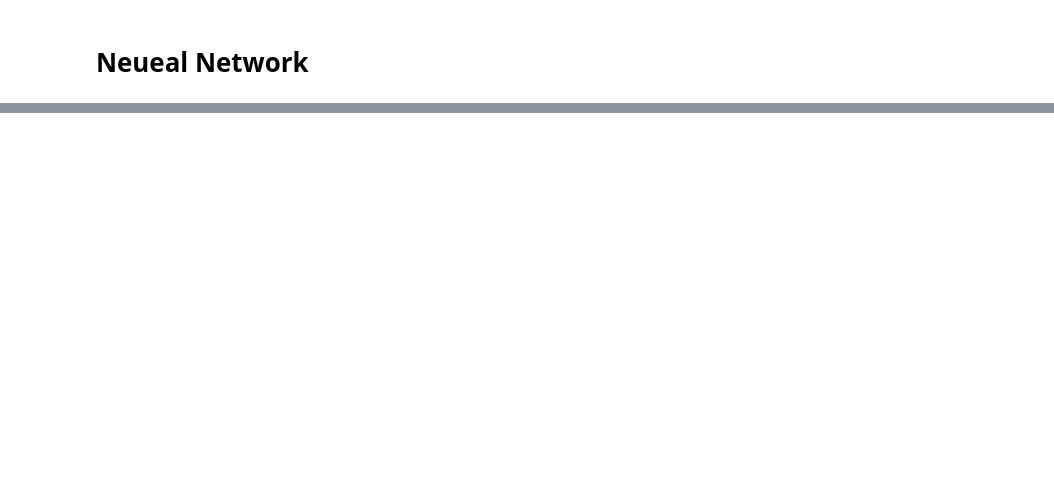
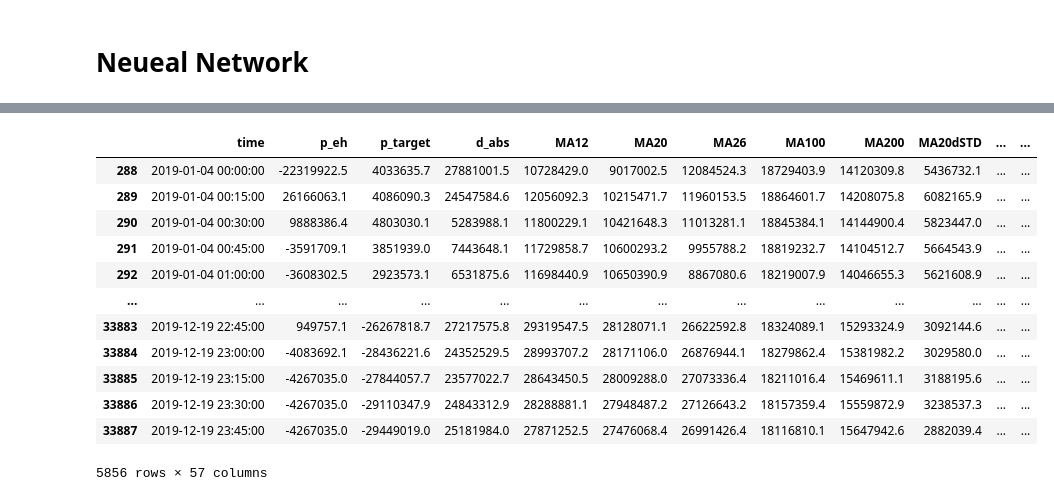
Before and after one commit to ghiathnj/impacket, a Jupyter notebook: 21_10_22.ipynb, the cells around one changed output, grey strips where cells are left out. Cells and saved outputs as stored; diff of their text form; code cells hidden in the pictures; blank space fills up the shorter version.

```diff
--- a/21_10_22.ipynb
+++ b/21_10_22.ipynb
@@ -207,0 +262,7 @@ Array_for_Seasons=df_train.Seasons.unique()
+# %%
+'''features=df_train.columns.drop(['time'])
+for i in features:
+    sns.lmplot(x=i, y="d_abs", data=df_train,line_kws={'color': 'red'})
+    text="Relation between Points and " + i
+    plt.title(text)
+    plt.show()'''
@@ -310,0 +411,30 @@ Name: relative_error, dtype: float64
+# %%
+from operator import index
+result = pd.DataFrame()
+result['y_test'] = y_test
+result['y_preds'] = y_preds
+result['Absolute error'] = abs(y_test-y_preds)
+#####result['Relative_error'] = (result['Absolute error']*100)/result['y_test']
+result['MSE']  = (result['y_preds'] - result['y_test'])**2
+result['RMSE']= np.sqrt(result['MSE'])
+result['MPE'] = ((result['y_test'] - result['y_preds'])/result['y_test'])*100
+result['MAPE'] = (np.abs((result['y_test'] - result['y_preds'])/result['y_test'] ))*100
+#result['MER'] = (sum(result['Absolute error']/ np.mean(result['y_test'])))*100/len(result)
+#mean pro tag
+merged=df_for_testing
+merged=merged.merge(result[['y_test','y_preds','Absolute error','MSE','RMSE','MPE','MAPE']],how='left',left_index=True,right_index=True)
+merged
+# %% [output]
+|  | time | p_eh | p_target | d_abs | MA12 | MA20 | MA26 | MA100 | MA200 | MA20dSTD | ... | ... |
+| 288 | 2019-01-04 00:00:00 | -22319922.5 | 4033635.7 | 27881001.5 | 10728429.0 | 9017002.5 | 12084524.3 | 18729403.9 | 14120309.8 | 5436732.1 | ... | ... |
+| 289 | 2019-01-04 00:15:00 | 26166063.1 | 4086090.3 | 24547584.6 | 12056092.3 | 10215471.7 | 11960153.5 | 18864601.7 | 14208075.8 | 6082165.9 | ... | ... |
+| 290 | 2019-01-04 00:30:00 | 9888386.4 | 4803030.1 | 5283988.1 | 11800229.1 | 10421648.3 | 11013281.1 | 18845384.1 | 14144900.4 | 5823447.0 | ... | ... |
+| 291 | 2019-01-04 00:45:00 | -3591709.1 | 3851939.0 | 7443648.1 | 11729858.7 | 10600293.2 | 9955788.2 | 18819232.7 | 14104512.7 | 5664543.9 | ... | ... |
+| 292 | 2019-01-04 01:00:00 | -3608302.5 | 2923573.1 | 6531875.6 | 11698440.9 | 10650390.9 | 8867080.6 | 18219007.9 | 14046655.3 | 5621608.9 | ... | ... |
+| ... | ... | ... | ... | ... | ... | ... | ... | ... | ... | ... | ... | ... |
+| 33883 | 2019-12-19 22:45:00 | 949757.1 | -26267818.7 | 27217575.8 | 29319547.5 | 28128071.1 | 26622592.8 | 18324089.1 | 15293324.9 | 3092144.6 | ... | ... |
+| 33884 | 2019-12-19 23:00:00 | -4083692.1 | -28436221.6 | 24352529.5 | 28993707.2 | 28171106.0 | 26876944.1 | 18279862.4 | 15381982.2 | 3029580.0 | ... | ... |
+| 33885 | 2019-12-19 23:15:00 | -4267035.0 | -27844057.7 | 23577022.7 | 28643450.5 | 28009288.0 | 27073336.4 | 18211016.4 | 15469611.1 | 3188195.6 | ... | ... |
+| 33886 | 2019-12-19 23:30:00 | -4267035.0 | -29110347.9 | 24843312.9 | 28288881.1 | 27948487.2 | 27126643.2 | 18157359.4 | 15559872.9 | 3238537.3 | ... | ... |
+| 33887 | 2019-12-19 23:45:00 | -4267035.0 | -29449019.0 | 25181984.0 | 27871252.5 | 27476068.4 | 26991426.4 | 18116810.1 | 15647942.6 | 2882039.4 | ... | ... |
+5856 rows × 57 columns
```
Also changed, not shown: parts of 41 cells of this notebook.
